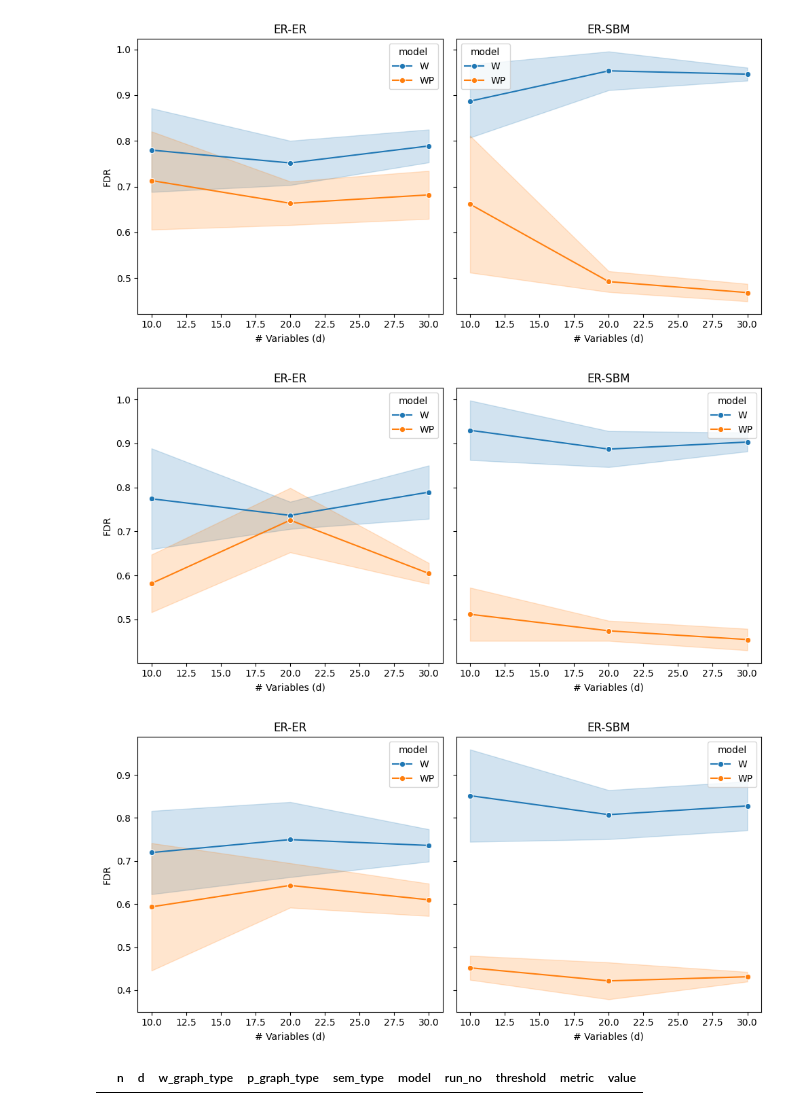
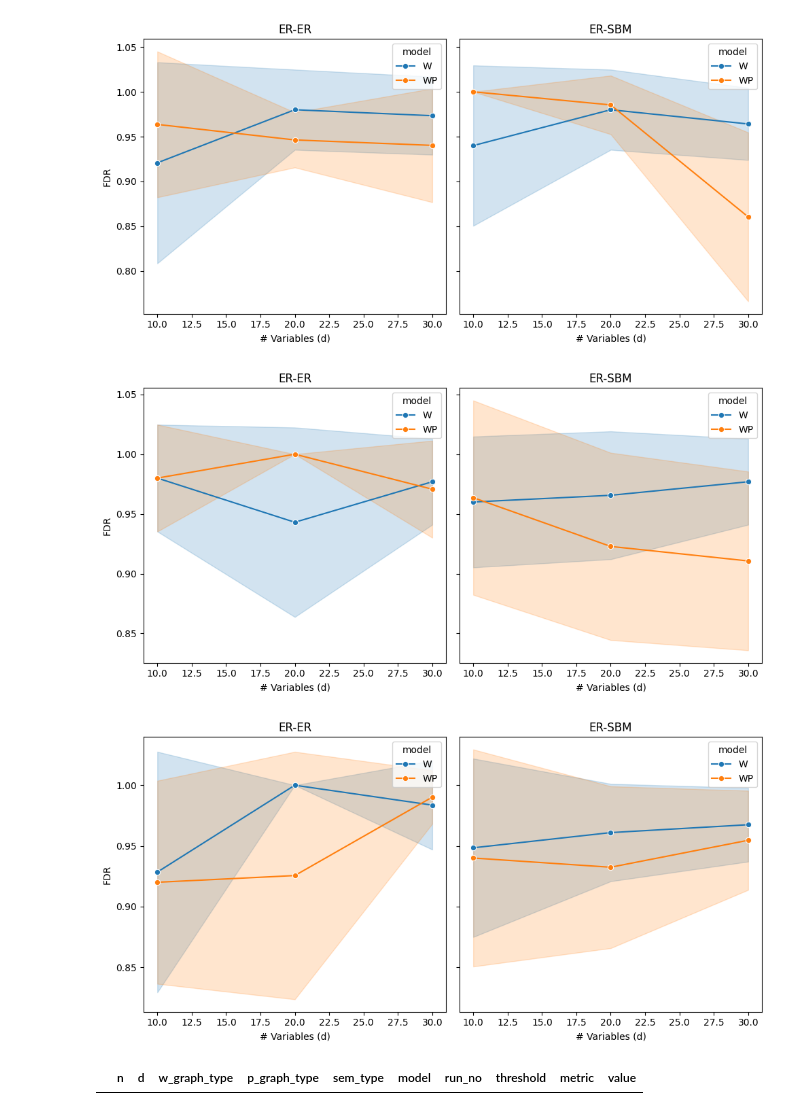
Before and after one commit to mamintoosi-papers-codes/GraphNOTEARS, a Jupyter notebook: GraphNOTEARS_syn_p_1/report.ipynb, the cells around one changed output. Drawn from its saved outputs; the diff is of its cells as text; code cells hidden in the pictures.

```diff
--- a/GraphNOTEARS_syn_p_1/report.ipynb
+++ b/GraphNOTEARS_syn_p_1/report.ipynb
@@ -5,11 +5,11 @@ import matplotlib.pyplot as plt
 
 # Assuming your DataFrame is named 'df'
 # Load the data
-df = pd.read_excel('results/results - Copy.xlsx', header=0)  # 0 means that the first row will be used as header
+df = pd.read_excel('results/results.xlsx', header=0)  # 0 means that the first row will be used as header
 
 # Filter the data for the desired metric and model
 df_filtered = df[
-    (df["metric"] == "tpr_P1")  # Replace "fdr_W" with your desired metric
+    (df["metric"] == "f1_W")  # Replace "fdr_W" with your desired metric
     & (df["model"].isin(["W", "WP"]))  # Replace with your desired models
 ]
 
@@ -38,36 +38,36 @@ for n in n_:
                 df_subset = df_filtered[
                     (df_filtered["w_graph_type"] == w_graph_type)
                     & (df_filtered["p_graph_type"] == p_graph_type)
                     & (df_filtered["n"] == n)
                 ]
                 # print(df_subset)
                 # Calculate the mean and confidence interval
                 sns.lineplot(
                     x="d",
                     y="value",
                     hue="model",
                     data=df_subset,
                     ax=ax,
                     marker="o",
                     errorbar="sd",
                     # ci=95,
                     err_style="band",
                 )
 
                 # Set the title and axis labels
                 ax.set_title(f"{w_graph_type}-{p_graph_type}")
                 if i == len(w_graph_types) - 1:
                     ax.set_xlabel("# Variables (d)")
                 if j == 0:
                     ax.set_ylabel("FDR")
 
         # Adjust the layout and show the plot
         plt.tight_layout()
         plt.show()
 # %% [output]
-[figure, old version]
+[figure, new version]
-[figure, old version]
+[figure, new version]
-[figure, old version]
+[figure, new version]
 # %%
 df_subset
 # %% [output]
```
Also changed, not shown: 1 other file.
